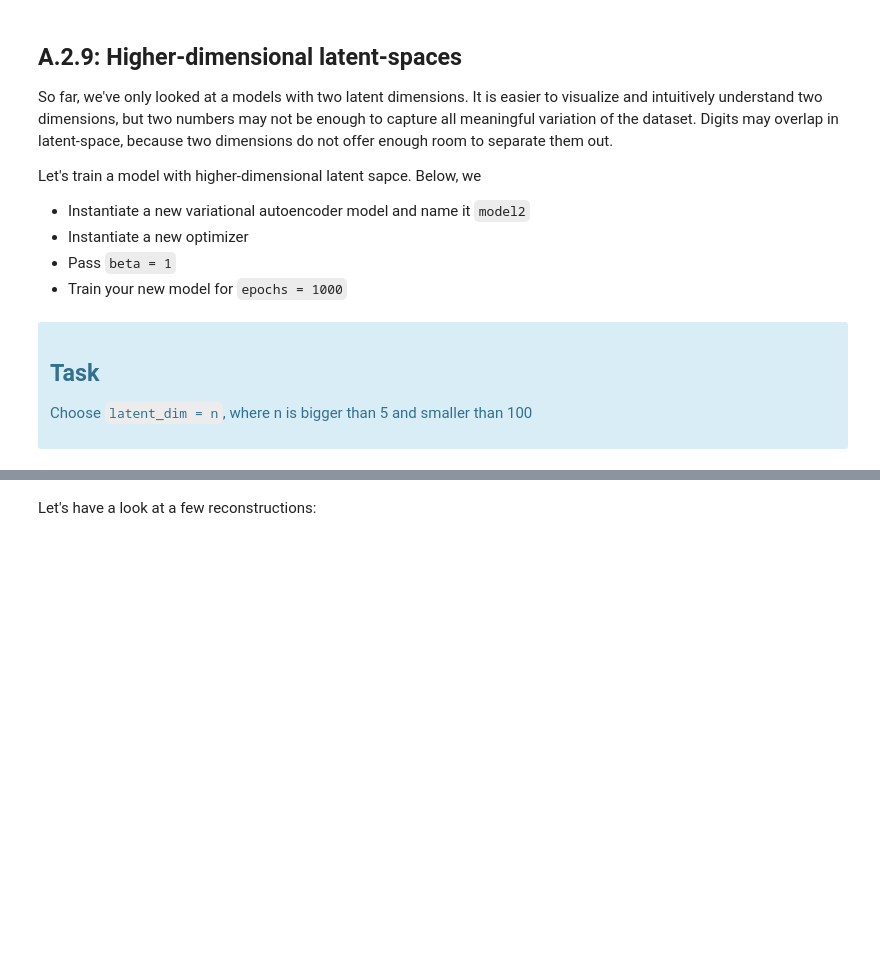
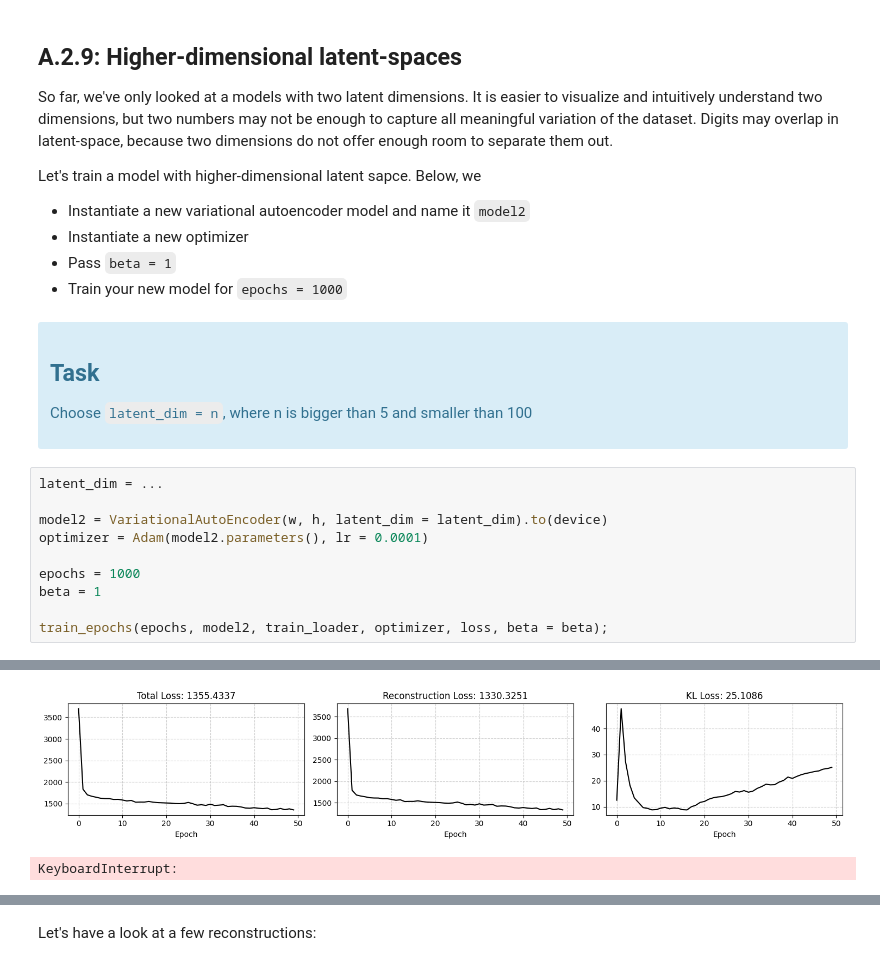
Before and after one commit to dl-janelia/xai, a Jupyter notebook: solution.ipynb, the cells around one changed output, grey strips where cells are left out. Drawn from its saved outputs; the diff is of its cells as text; blank space fills up the shorter version.

```diff
--- a/solution.ipynb
+++ b/solution.ipynb
@@ -1303,3 +1458,14 @@ Let's train a model with higher-dimensional latent sapce. Below, we
 Choose `latent_dim = n`, where n is bigger than 5 and smaller than 100
 
 </div>
+# %%
+latent_dim = ...
+
+model2 = VariationalAutoEncoder(w, h, latent_dim = latent_dim).to(device)
+optimizer = Adam(model2.parameters(), lr = 0.0001)
+
+epochs = 1000
+beta = 1
+
+train_epochs(epochs, model2, train_loader, optimizer, loss, beta = beta);
+# %% [output]
@@ -1306,3 +1473,5 @@ Choose `latent_dim = n`, where n is bigger than 5 and smaller than 100
+[figure, added]
+KeyboardInterrupt:
 # %%
 latent_dim = 99
 
```
Also changed, not shown: parts of 55 cells of this notebook, 1 other file.
